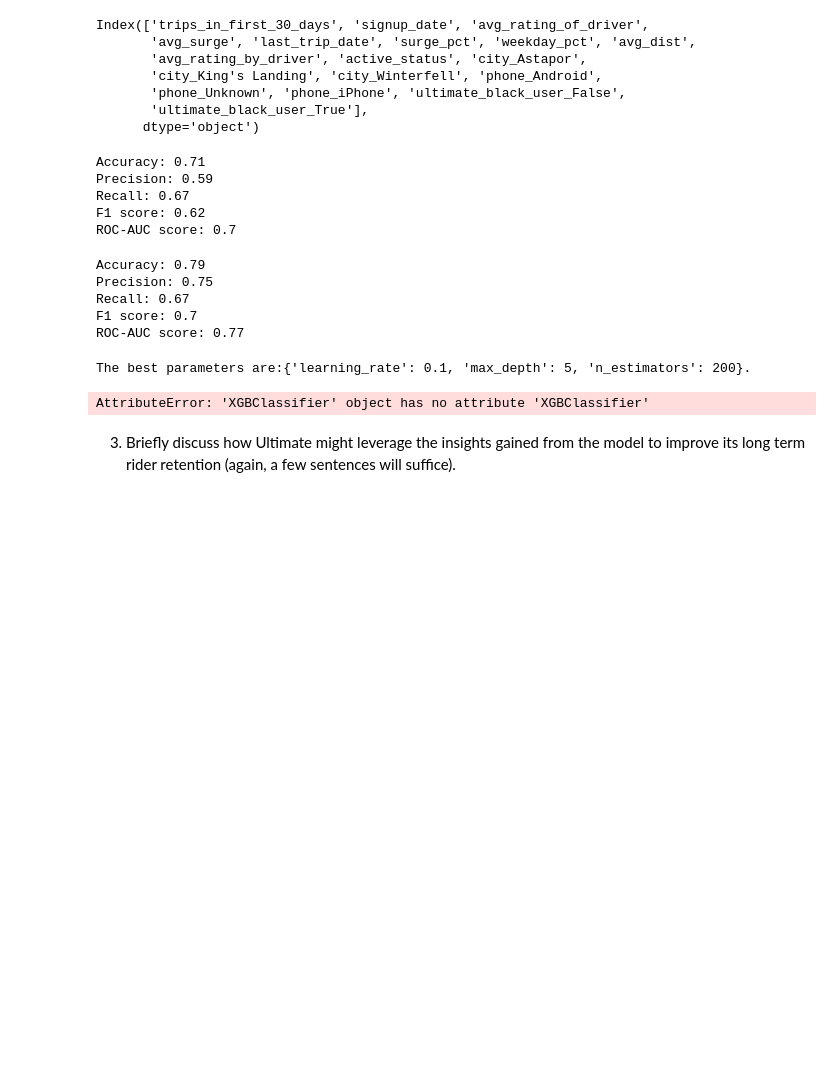
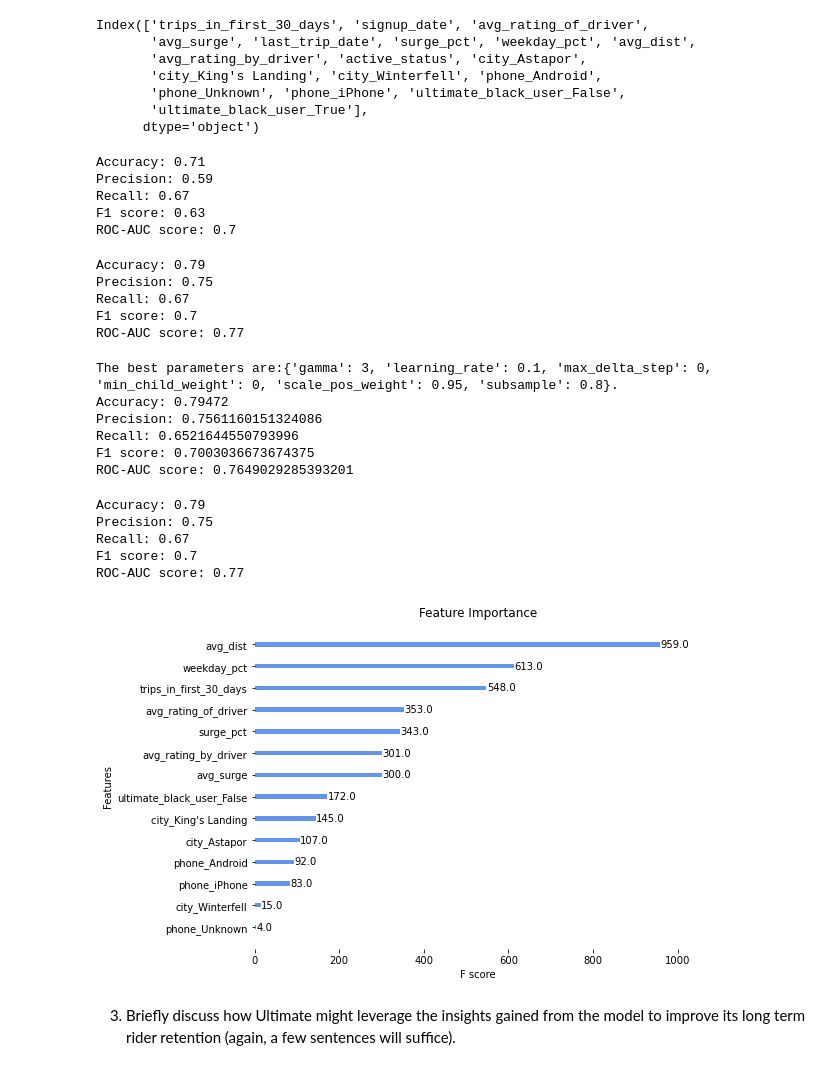
Before and after one commit to marleyberries/Springboard-Main, a Jupyter notebook: Take Home Challanges/Ultimate Challenge/Ultimate Challenge.ipynb, the cells around one changed output. Cells and saved outputs as stored; diff of their text form; code cells hidden in the pictures; blank space fills up the shorter version.

```diff
--- a/Take Home Challanges/Ultimate Challenge/Ultimate Challenge.ipynb
+++ b/Take Home Challanges/Ultimate Challenge/Ultimate Challenge.ipynb
@@ -454,6 +446,6 @@ X_test = scaler.transform(X_test)
 # %%
 # Create a logistic regression object
-lr = LogisticRegression(class_weight='balanced', random_state=42)
+lr = LogisticRegression(class_weight='balanced', max_iter=1000, random_state=42)
 
 # Train the model on the training data (scaled data)
 lr.fit(X_train, y_train)
@@ -478,13 +470,11 @@ print("ROC-AUC score:", lr_roc_auc)
 Accuracy: 0.71
 Precision: 0.59
 Recall: 0.67
-F1 score: 0.62
+F1 score: 0.63
 ROC-AUC score: 0.7
 # %%
-import xgboost as xgb
-
 # Create an XGBoost object
-xgb = xgb.XGBClassifier(objective='binary:logistic', random_state=42)
+xgb = XGBClassifier(objective='binary:logistic', random_state=42)
 
 # Train the model on the training data
 xgb.fit(X_train, y_train)
@@ -511,21 +501,22 @@ Precision: 0.75
 Recall: 0.67
 F1 score: 0.7
 ROC-AUC score: 0.77
+# %%
+# Define the hyperparameter grid
+param_grid = {
+    'max_delta_step':[0,0.05],
+    'scale_pos_weight':[0.95, 0.9],
+    'subsample':[1,0.8],
+    'learning_rate': [0.25, 0.2, 0.1],
+    'min_child_weight':[0,1,2],
+    'gamma':[1, 2, 3]
+    }
 # %%
-import xgboost as xgb
-
 # Create an XGBoost object
-xgb = xgb.XGBClassifier(objective='binary:logistic', random_state=42)
-
-# Define the hyperparameter grid
-param_grid = {
-    'max_depth': [3, 4, 5],
-    'learning_rate': [0.1, 0.01, 0.001],
-    'n_estimators': [50, 100, 200],
-}
+xgb = XGBClassifier(objective='binary:logistic', random_state=42)
 
 # Create a GridSearchCV object
-grid_xgb = GridSearchCV(xgb, param_grid, cv=5, scoring='accuracy')
+grid_xgb = GridSearchCV(xgb, param_grid, cv=3, scoring='accuracy')
 
 # Train the model on the training data
 grid_xgb.fit(X_train, y_train)
@@ -535,8 +526,8 @@ best_params = grid_xgb.best_params_
 print(f'The best parameters are:{best_params}.')
 
 # Train the model with the best hyperparameters on the training data
-xgb = xgb.XGBClassifier(**best_params)
-xgbl.fit(X_train, y_train)
+xgb = XGBClassifier(**best_params)
+xgb.fit(X_train, y_train)
 
 # Make predictions on the test data
 y_pred = xgb.predict(X_test)
@@ -555,5 +546,9 @@ print("Recall:", tuned_rec)
 print("F1 score:", tuned_f1)
 print("ROC-AUC score:", tuned_roc_auc)
 # %% [output]
-The best parameters are:{'learning_rate': 0.1, 'max_depth': 5, 'n_estimators': 200}.
+The best parameters are:{'gamma': 3, 'learning_rate': 0.1, 'max_delta_step': 0, 'min_child_weight': 0, 'scale_pos_weight': 0.95, 'subsample': 0.8}.
+Accuracy: 0.79472
+Precision: 0.7561160151324086
+Recall: 0.6521644550793996
+F1 score: 0.7003036673674375
+ROC-AUC score: 0.7649029285393201
-AttributeError: 'XGBClassifier' object has no attribute 'XGBClassifier'
@@ -580,2 +555,24 @@ AttributeError: 'XGBClassifier' object has no attribute 'XGBClassifier'
+# %%
+print("Accuracy:", xgb_acc)
+print("Precision:", xgb_prec)
+print("Recall:", xgb_rec)
+print("F1 score:", xgb_f1)
+print("ROC-AUC score:", xgb_roc_auc)
+# %% [output]
+Accuracy: 0.79
+Precision: 0.75
+Recall: 0.67
+F1 score: 0.7
+ROC-AUC score: 0.77
+# %%
+fig, ax = plt.subplots(figsize=(8, 6))
+plot_importance(xgb, color='cornflowerblue', ax=ax, grid=False, title='Feature Importance')
+ax.spines['top'].set_visible(False)
+ax.spines['right'].set_visible(False)
+ax.spines['left'].set_visible(False)
+ax.spines['bottom'].set_visible(False)
+plt.show()
+# %% [output]
+[figure, added]
 # %% [markdown]
 3. Briefly discuss how Ultimate might leverage the insights gained from the model to improve its long term rider retention (again, a few sentences will suffice).
```
Also changed, not shown: parts of 4 cells of this notebook.
